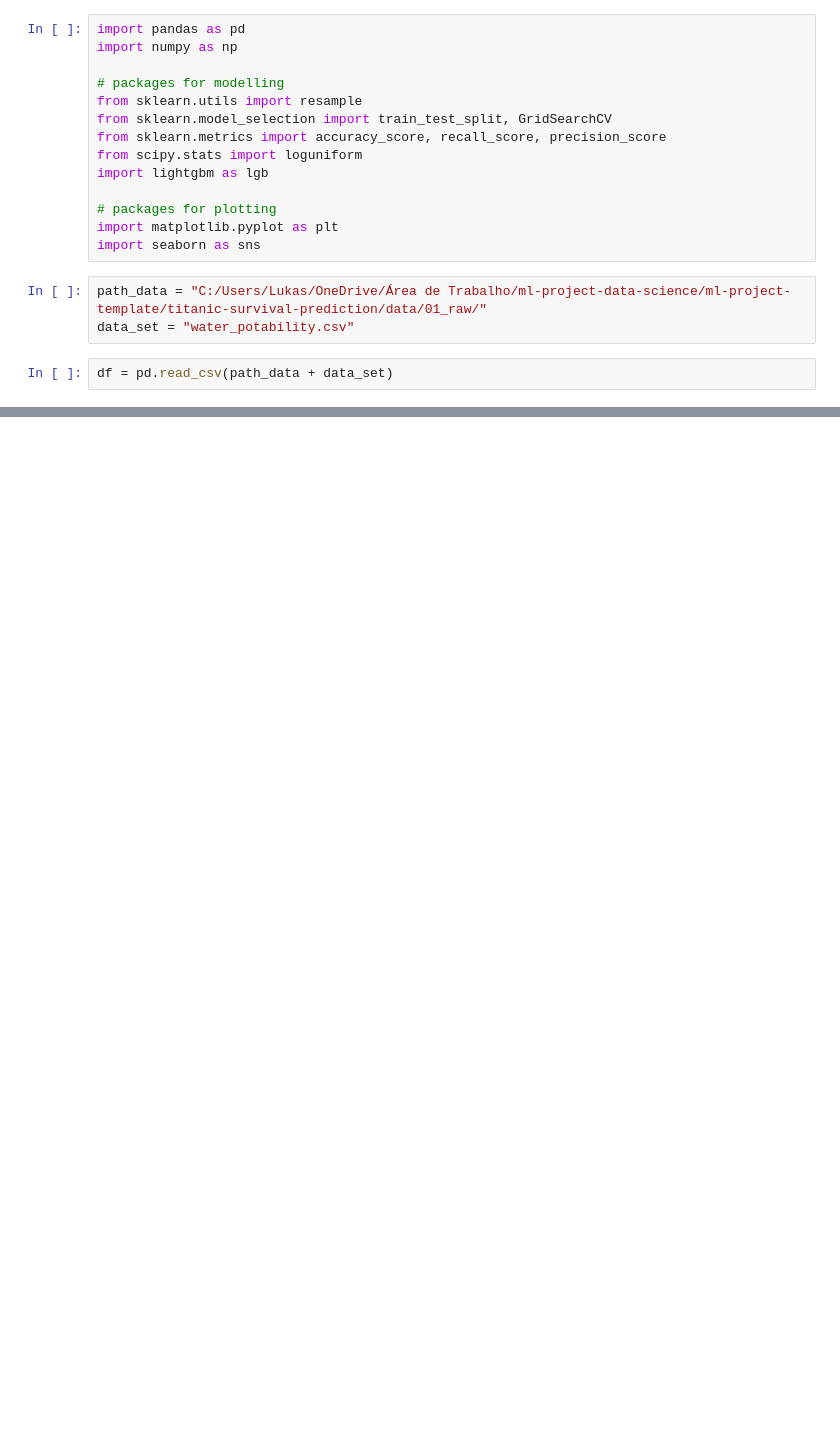
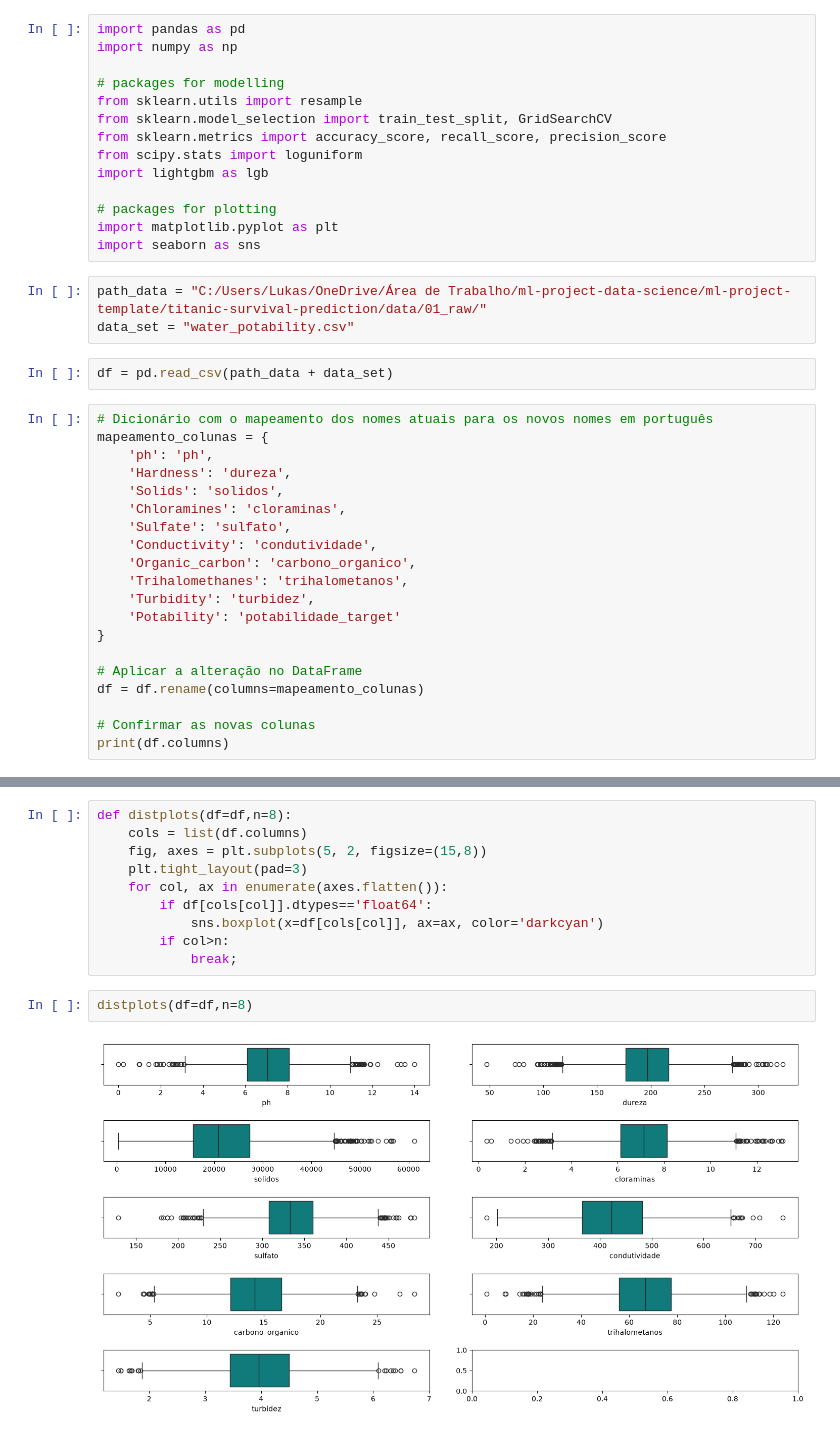
Before and after one commit to LucasSMoutinho/ml-project-template, a Jupyter notebook: titanic-survival-prediction/notebooks/data_processing.ipynb, the cells around one changed output, grey strips where cells are left out. Saved outputs shown, nothing was run; the diff lists cells and outputs as text; blank space fills up the shorter version.

Commit message:
data understanding

```diff
--- a/titanic-survival-prediction/notebooks/data_processing.ipynb
+++ b/titanic-survival-prediction/notebooks/data_processing.ipynb
@@ -17,3 +17,23 @@ path_data = "C:/Users/Lukas/OneDrive/Área de Trabalho/ml-project-data-science/m
 data_set = "water_potability.csv"
 # %%
 df = pd.read_csv(path_data + data_set)
+# %%
+# Dicionário com o mapeamento dos nomes atuais para os novos nomes em português
+mapeamento_colunas = {
+    'ph': 'ph',
+    'Hardness': 'dureza',
+    'Solids': 'solidos',
+    'Chloramines': 'cloraminas',
+    'Sulfate': 'sulfato',
+    'Conductivity': 'condutividade',
+    'Organic_carbon': 'carbono_organico',
+    'Trihalomethanes': 'trihalometanos',
+    'Turbidity': 'turbidez',
+    'Potability': 'potabilidade_target'
+}
+
+# Aplicar a alteração no DataFrame
+df = df.rename(columns=mapeamento_colunas)
+
+# Confirmar as novas colunas
+print(df.columns)
@@ -39,0 +71,14 @@ memory usage: 256.1 KB
+# %%
+def distplots(df=df,n=8):
+    cols = list(df.columns)
+    fig, axes = plt.subplots(5, 2, figsize=(15,8))
+    plt.tight_layout(pad=3)
+    for col, ax in enumerate(axes.flatten()):
+        if df[cols[col]].dtypes=='float64':
+            sns.boxplot(x=df[cols[col]], ax=ax, color='darkcyan')
+        if col>n:
+            break;
+# %%
+distplots(df=df,n=8)
+# %% [output]
+[figure, added]
```
Also changed, not shown: parts of 4 cells of this notebook.
